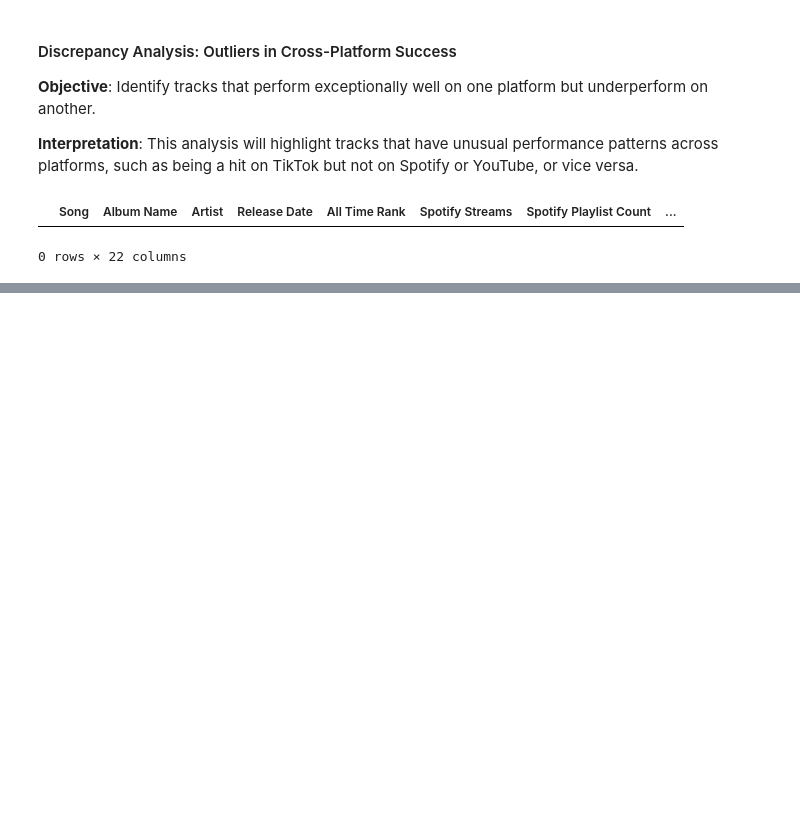
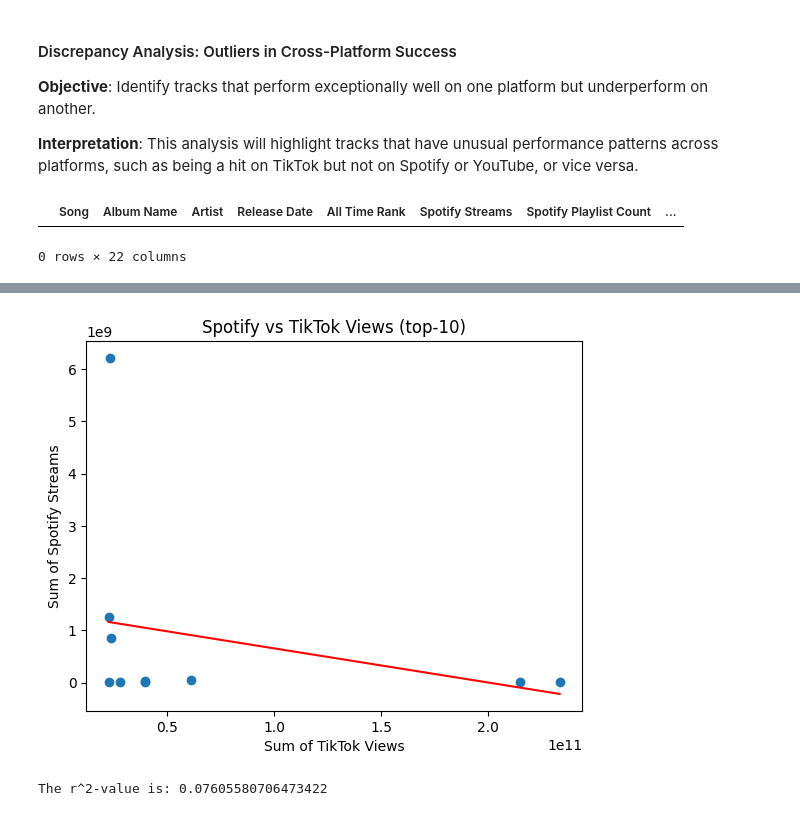
Before and after one commit to qstibbins/project-1, a Jupyter notebook: data.ipynb, the cells around one changed output, grey strips where cells are left out. Saved outputs shown, nothing was run; the diff lists cells and outputs as text; code cells hidden in the pictures; blank space fills up the shorter version.

```diff
--- a/data.ipynb
+++ b/data.ipynb
@@ -436,26 +494,29 @@ plt.show()
 # %%
 # Add the linear regression equation and line to plot
-x_values = top_25_tiktok_df["Sum of TikTok Views"]
-y_values = top_25_tiktok_df["Sum of Spotify Streams"]
+x_values = top_10_tiktok_df["Sum of TikTok Views"]
+y_values = top_10_tiktok_df["Sum of Spotify Streams"]
 
 #the output will be a tuple of multiple values  for linear regression
 (slope, intercept, rvalue, pvalue, stderr) = linregress(x_values, y_values)
 
 regress_values = x_values * slope + intercept
 
 line_eq = "y = " + str(round(slope,2)) + "x + " + str(round(intercept,2))   # print the equation in my graph (string)
 
 #the scatterplot
 plt.scatter(x_values,y_values)
 plt.plot(x_values,regress_values,"r-")
 plt.annotate(line_eq,(5.8,0.8),fontsize=15,color="red")
 
 plt.xlabel("Sum of TikTok Views")
 plt.ylabel("Sum of Spotify Streams")
-plt.title("Spotify vs TikTok Views")
+plt.title("Spotify vs TikTok Views (top-10)")
 
 plt.show()
 
 print(f"The r^2-value is: {rvalue**2}")
+# %% [output]
+[figure, added]
+The r^2-value is: 0.07605580706473422
 # %%
 # Prepare the bar chart
```
Also changed, not shown: parts of 15 cells of this notebook.
